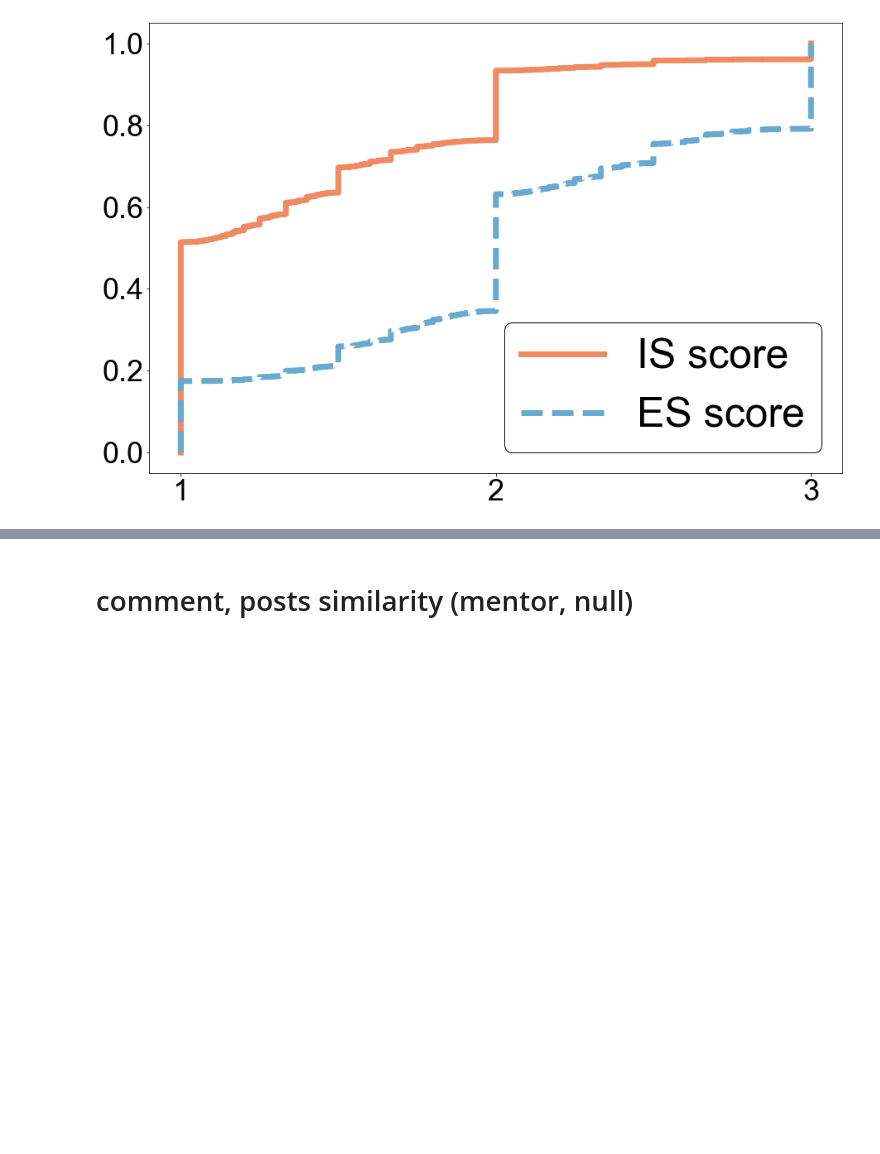
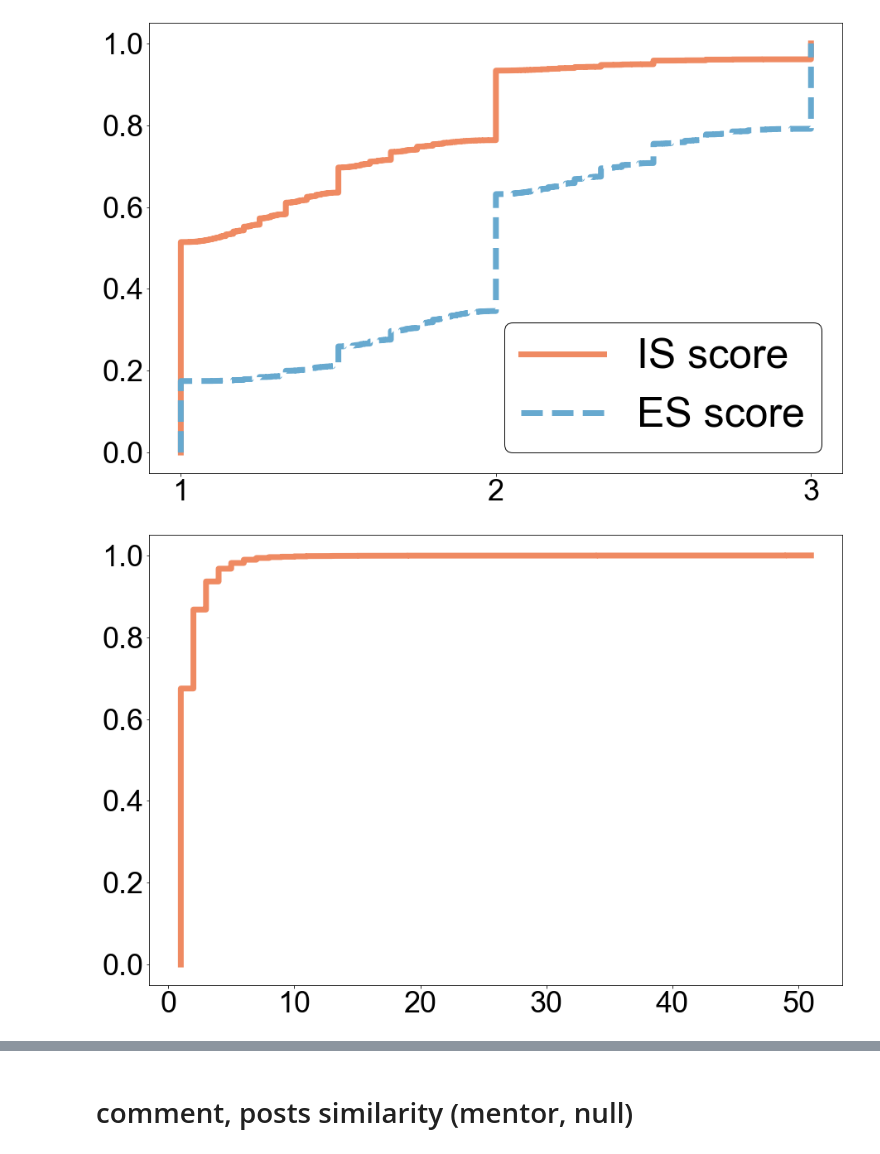
Before and after one commit to tr0up2r/plotting-and-graph-analysis, a Jupyter notebook: cdf_from_zero.ipynb, the cells around one changed output, grey strips where cells are left out. Cells and saved outputs as stored; diff of their text form; code cells hidden in the pictures; blank space fills up the shorter version.

Commit message:
Subreddit analysis 관련한 cdf draw.

```diff
--- a/cdf_from_zero.ipynb
+++ b/cdf_from_zero.ipynb
@@ -191,3 +191,6 @@ result_df7
 | 21368 | 21255 | 2 |
 | 21369 | 21313 | 2 |
 21370 rows × 2 columns
+# %%
+subreddit_df = pd.read_csv('/home/mykim/source/plotting-and-graph-analysis/subreddit/subreddit_analysis.csv')
+print(subreddit_df)
@@ -297,3 +315,12 @@ legends = ['IS score', 'ES score']
 draw_multiple_cdf_normalize_y(np_result_list4, "cdf_average_is_es_scores", colors, 'Average score', legends, linestyles, False, True)
 # %% [output]
 [figure]
+# %%
+np_result_list5 = []
+np_result_list5.append(np.array(subreddit_df['subreddits'].tolist()))
+colors = ['#ef8a62']
+legends = ['no legend']
+linestyles = ['-']
+draw_multiple_cdf_normalize_y(np_result_list5, "cdf_num_of_subreddit_by_community", colors, 'subreddit', legends, linestyles, False)
+# %% [output]
+[figure, added]
```
Also changed, not shown: parts of 5 cells of this notebook, 1 other file.
